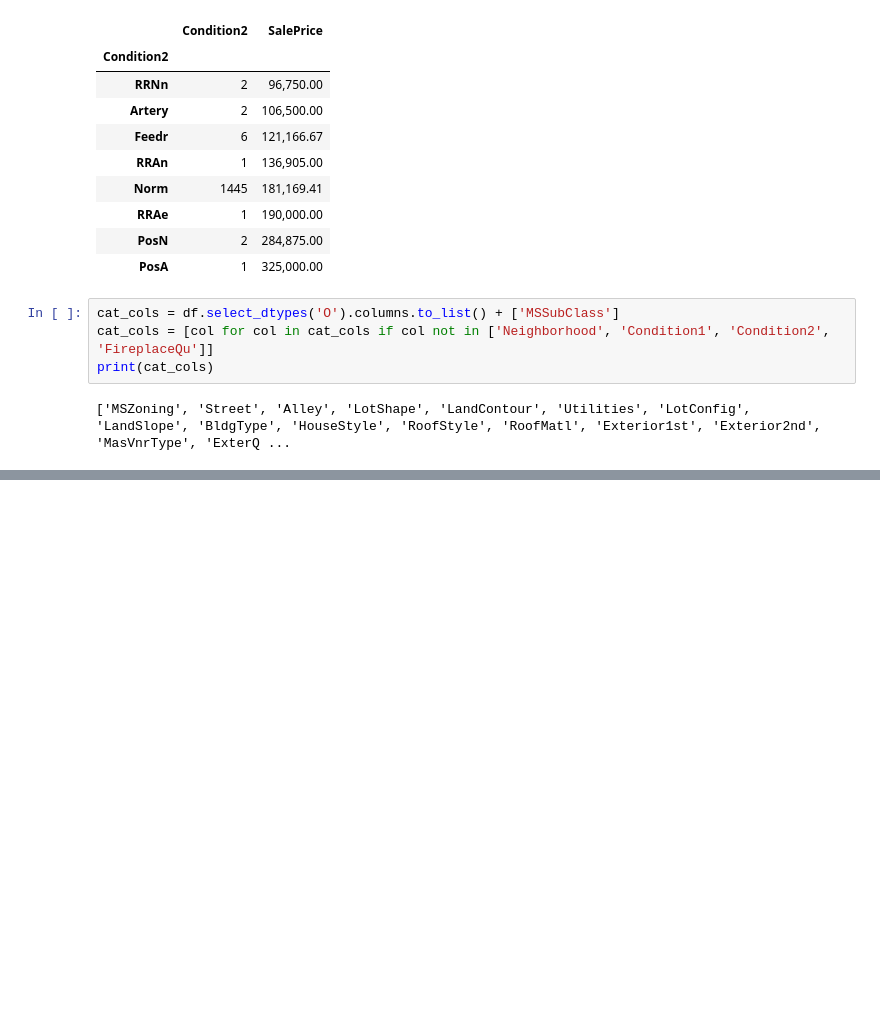
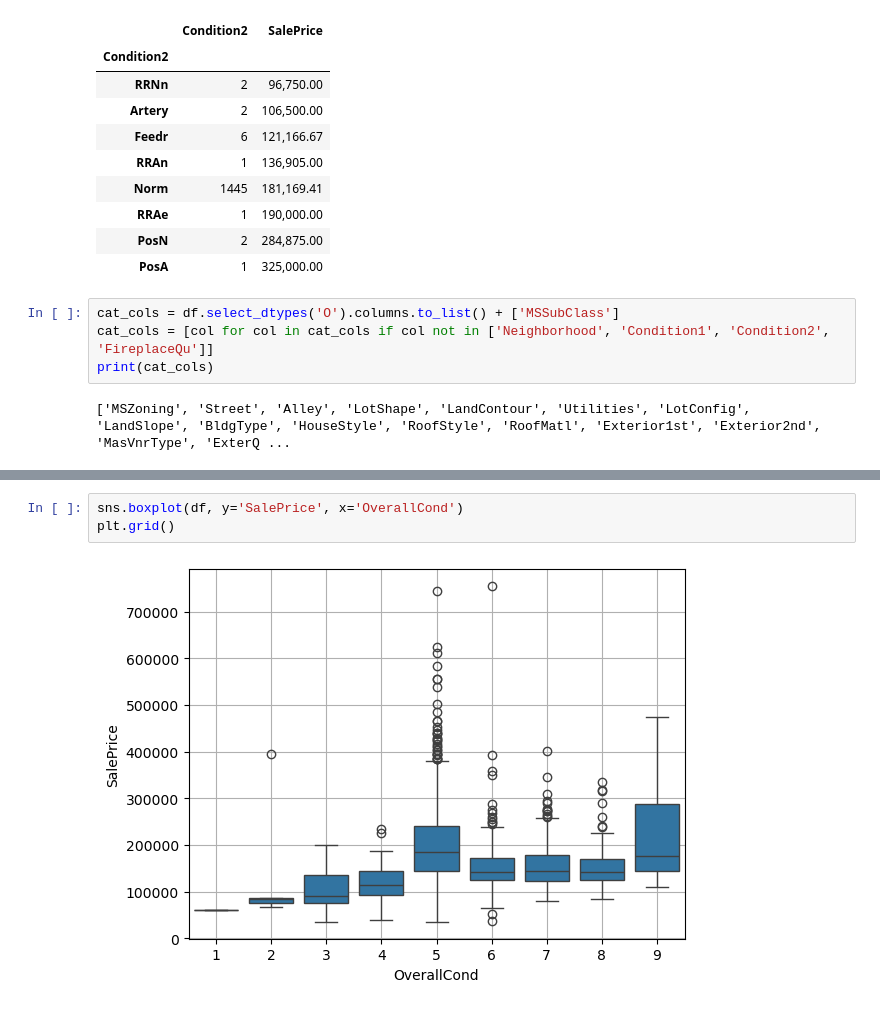
Before and after one commit to karvendhanm/kaggle, a Jupyter notebook: house_prices_prediction/ensemble_with_catboost.ipynb, the cells around one changed output, grey strips where cells are left out. Saved outputs shown, nothing was run; the diff lists cells and outputs as text; blank space fills up the shorter version.

```diff
--- a/house_prices_prediction/ensemble_with_catboost.ipynb
+++ b/house_prices_prediction/ensemble_with_catboost.ipynb
@@ -202,0 +294,5 @@ df_cats_encoded
+# %%
+sns.boxplot(df, y='SalePrice', x='OverallCond')
+plt.grid()
+# %% [output]
+[figure, added]
```
Also changed, not shown: parts of 18 cells of this notebook.
